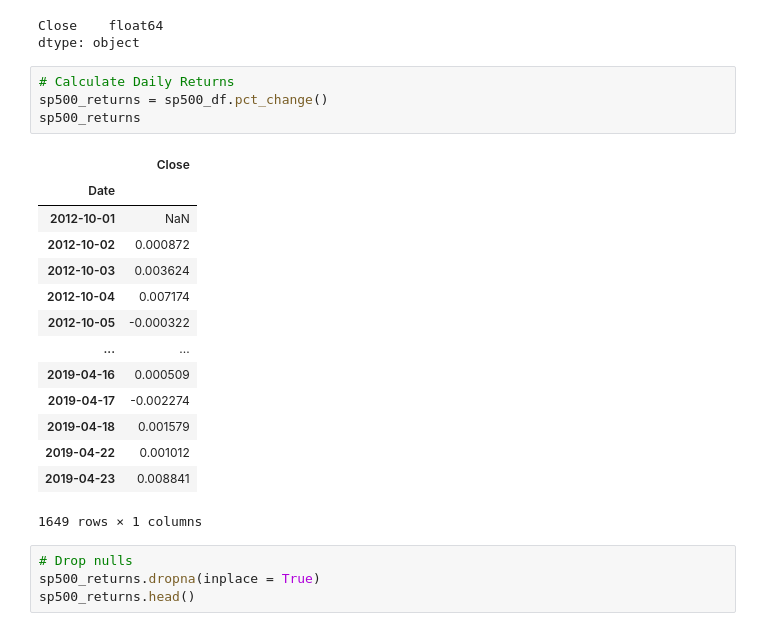
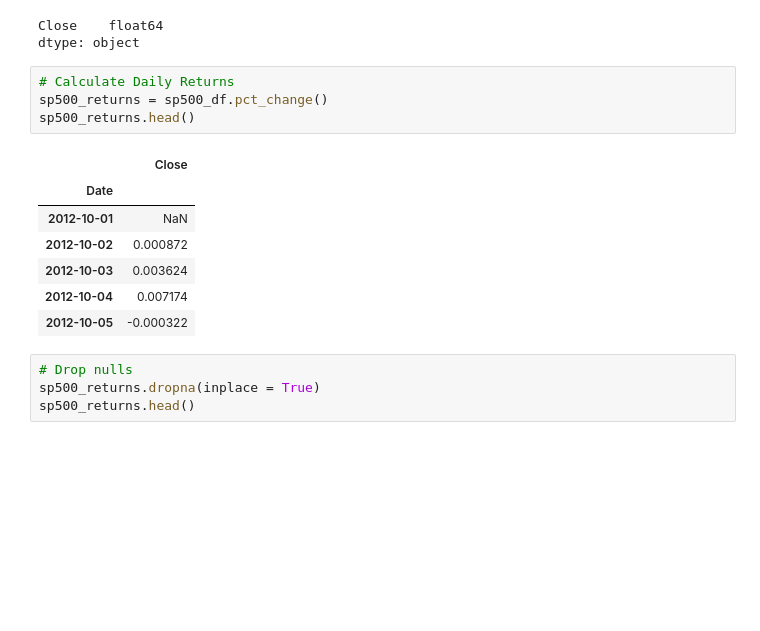
Before and after one commit to joeyh2/portfolio-analysis, a Jupyter notebook: whale_analysis.ipynb, the cells around one changed output. Saved outputs shown, nothing was run; the diff lists cells and outputs as text; blank space fills up the shorter version.

```diff
--- a/whale_analysis.ipynb
+++ b/whale_analysis.ipynb
@@ -156,22 +149,15 @@ dtype: object
 # %%
 # Calculate Daily Returns
 sp500_returns = sp500_df.pct_change()
-sp500_returns
+sp500_returns.head()
 # %% [output]
 |  | Close |
 | Date |  |
 | 2012-10-01 | NaN |
 | 2012-10-02 | 0.000872 |
 | 2012-10-03 | 0.003624 |
 | 2012-10-04 | 0.007174 |
 | 2012-10-05 | -0.000322 |
-| ... | ... |
-| 2019-04-16 | 0.000509 |
-| 2019-04-17 | -0.002274 |
-| 2019-04-18 | 0.001579 |
-| 2019-04-22 | 0.001012 |
-| 2019-04-23 | 0.008841 |
-1649 rows × 1 columns
 # %%
 # Drop nulls
 sp500_returns.dropna(inplace = True)
```
Also changed, not shown: parts of 11 cells of this notebook.
